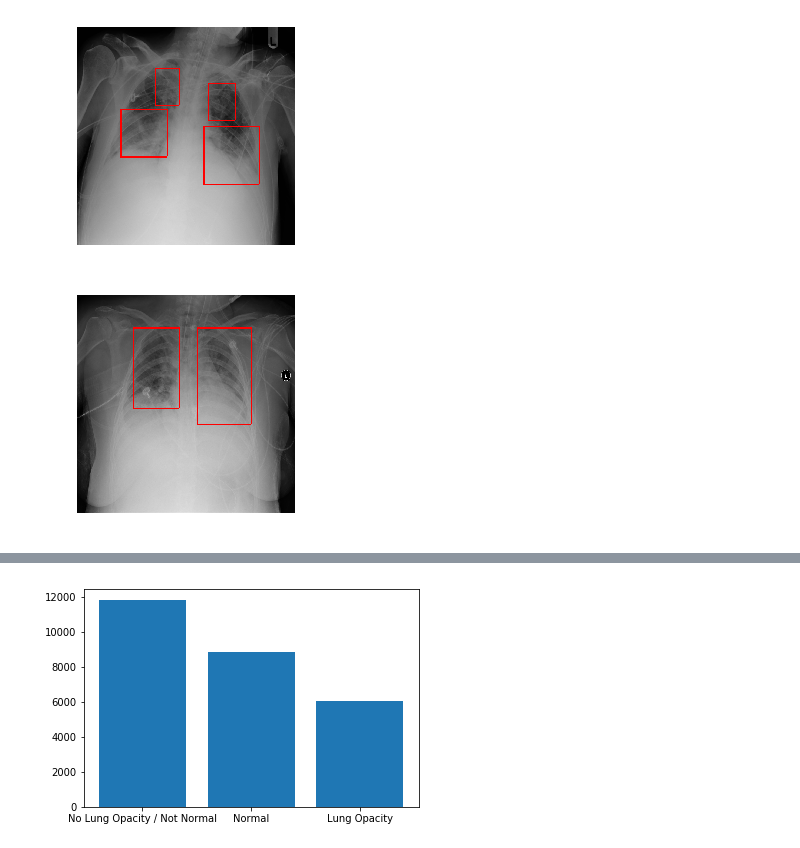
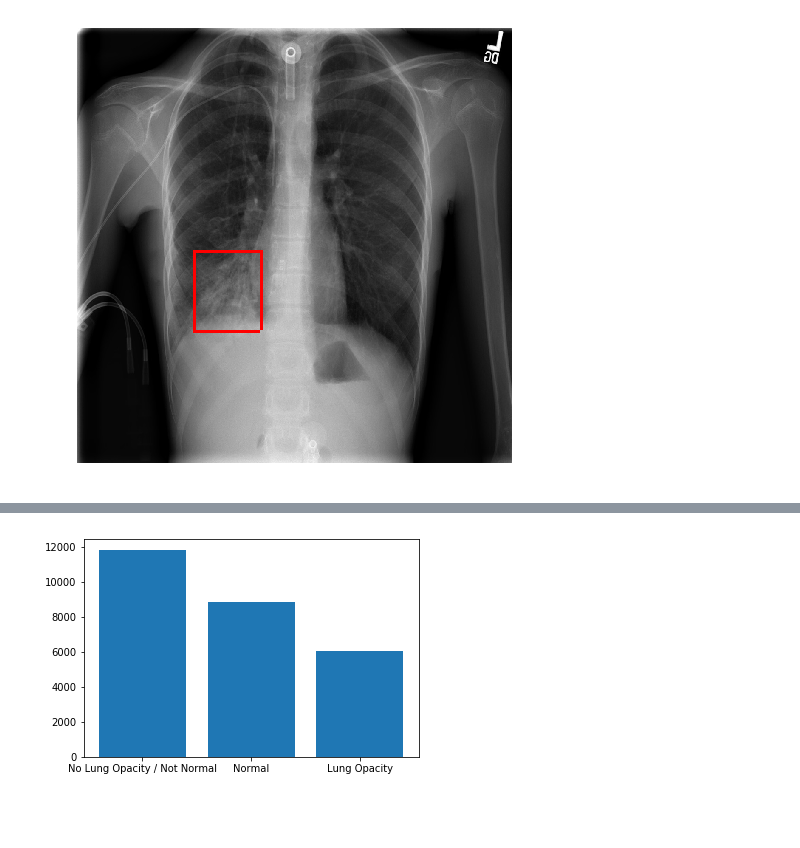
Before and after one commit to ahyman3/IST-718-BDA, a Jupyter notebook: Final Project/EDA.ipynb, the cells around one changed output, grey strips where cells are left out. Saved outputs shown, nothing was run; the diff lists cells and outputs as text; code cells hidden in the pictures; blank space fills up the shorter version.

Commit message:
EDA.ipynb
more graphics

```diff
--- a/Final Project/EDA.ipynb
+++ b/Final Project/EDA.ipynb
@@ -22,41 +22,36 @@ def draw(data, show = True):
     # --- Convert from single-channel grayscale to 3-channel RGB
     im = np.stack([im] * 3, axis=2)
 
     # --- Add boxes with random color if present
     if data["target"] == 1:
         for box in data['targets']:
             rgb = np.array([255,0,0]).astype('int')
             im = overlay_box(im=im, box=box, rgb=rgb, stroke=6)
 
     if show == True:
         plt.imshow(im, cmap=plt.cm.bone)
         plt.axis('off')
 
 def overlay_box(im, box, rgb, stroke=1):
     """
     Method to overlay single box on image
 
     """
     # --- Convert coordinates to integers
     box = [int(b) for b in box]
 
     # --- Extract coordinates
     x1, y1, width, height = box
     y2 = y1 + height
     x2 = x1 + width
 
-    im[y1:y1 + stroke, x1:x2] = rgb
-    im[y2:y2 + stroke, x1:x2] = rgb
-    im[y1:y2, x1:x1 + stroke] = rgb
-    im[y1:y2, x2:x2 + stroke] = rgb
+    im[y1:(y1 + stroke), x1:x2] = rgb
+    im[y2:(y2 + stroke), x1:x2] = rgb
+    im[y1:y2, x1:(x1 + stroke)] = rgb
+    im[y1:y2, x2:(x2 + stroke)] = rgb
 
     return im
 
-draw(col.find_one({"num_instances":4}))
+draw(col.find_one({"num_instances":1}), show= True)
 # %% [output]
-[figure, old version]
+[figure, new version]
-# %%
-onePatient = col.find({"patientID":"00436515-870c-4b36-a041-de91049b9ab4"})
-draw(onePatient[0])
-# %% [output]
-[figure, removed]
```
Also changed, not shown: parts of 9 cells of this notebook.
